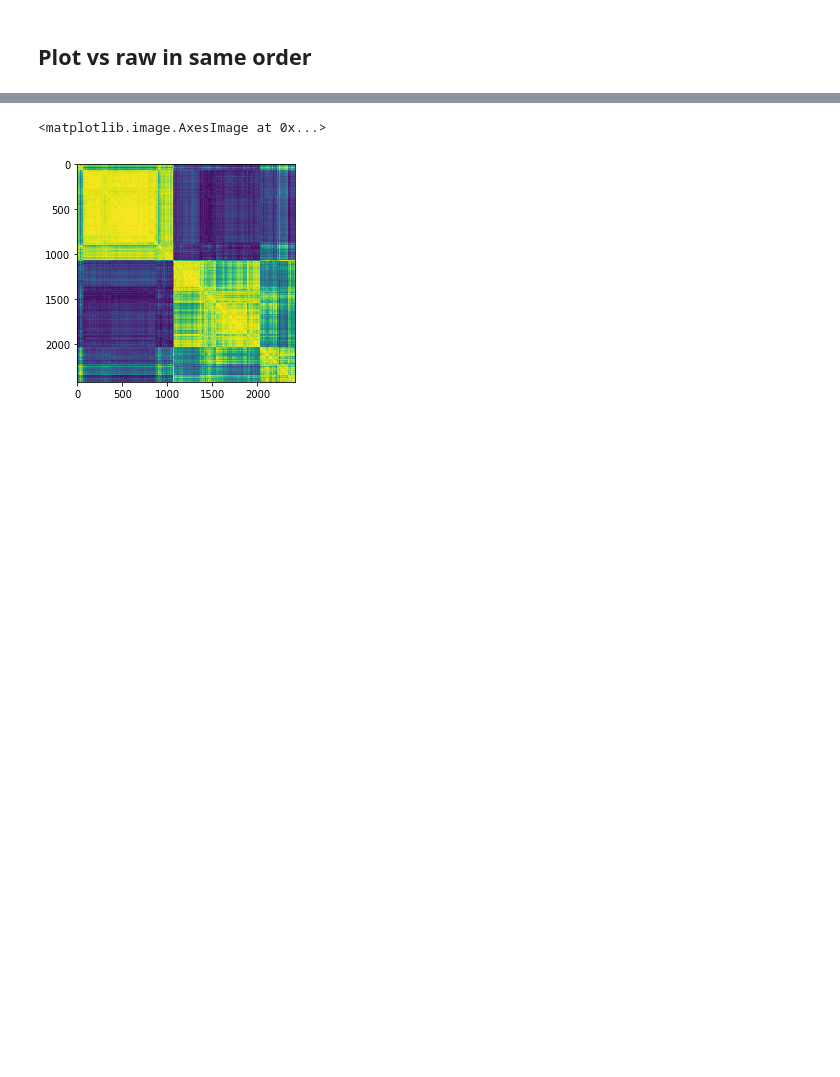
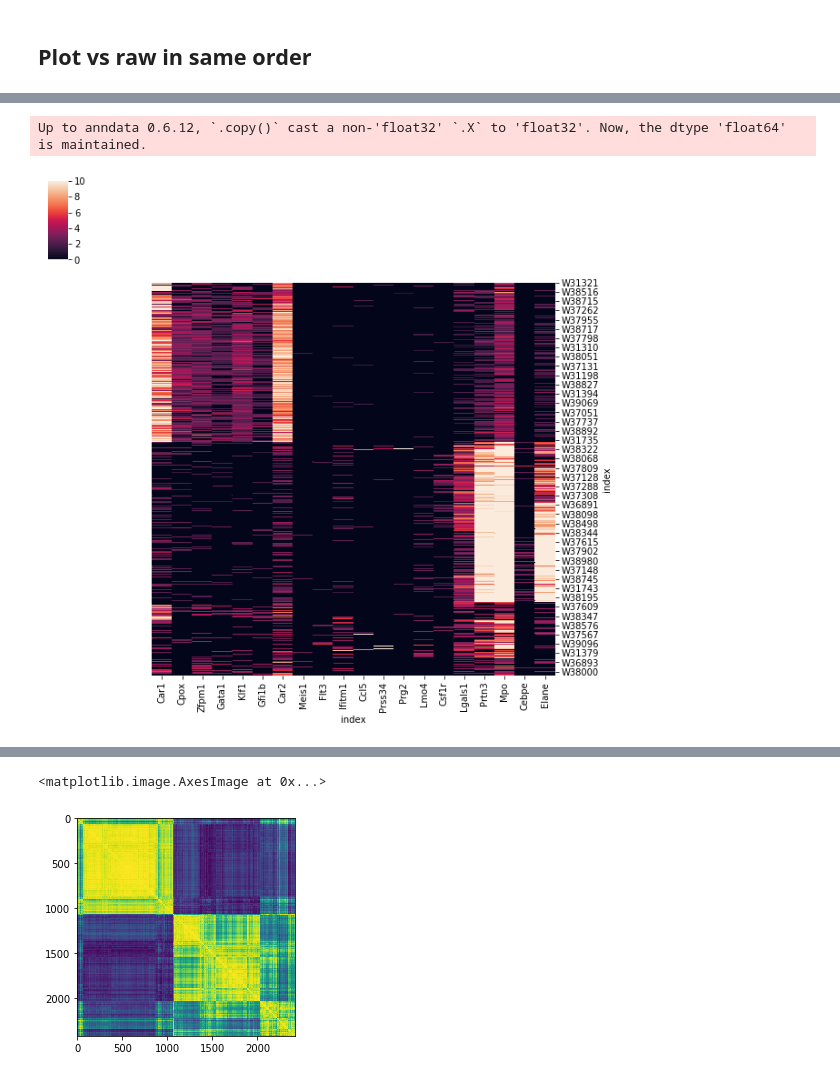
Before and after one commit to czbiohub-sf/molecular-cross-validation, a Jupyter notebook: src/noise2self_sc/PCA Demo.ipynb, the cells around one changed output, grey strips where cells are left out. Cells and saved outputs as stored; diff of their text form; code cells hidden in the pictures; blank space fills up the shorter version.

```diff
--- a/src/noise2self_sc/PCA Demo.ipynb
+++ b/src/noise2self_sc/PCA Demo.ipynb
@@ -64,0 +74,16 @@ Up to anndata 0.6.12, `.copy()` cast a non-'float32' `.X` to 'float32'. Now, the
+# %%
+paul = sc.read('/Users/josh/src/noise2self-single-cell/data/paul/paul.h5ad')
+paul.X = paul.X.astype(np.int)
+x1 = np.random.binomial(paul.X, 0.5)
+x2 = paul.X - x1
+paul1 = paul.copy()
+paul1.X = x1.astype(np.float)
+paul2 = paul.copy()
+paul2.X = x2.astype(np.float)
+
+sc.pp.normalize_per_cell(paul1, counts_per_cell_after=1e4)
+sc.pp.sqrt(paul1)
+
+sc.pp.normalize_per_cell(paul2, counts_per_cell_after=1e4)
+sc.pp.sqrt(paul2)
+#sc.pp.scale(paul)
@@ -64,0 +95,6 @@ Up to anndata 0.6.12, `.copy()` cast a non-'float32' `.X` to 'float32'. Now, the
+# %%
+paul_inset = denoised_inset = paul1[:,marker_genes][clustergrid.dendrogram_row.reordered_ind,:][:, clustergrid.dendrogram_col.reordered_ind]
+sc.pl.clustermap(paul_inset, use_raw = False, row_cluster = False, col_cluster = False, vmax = 10)
+# %% [output]
+Up to anndata 0.6.12, `.copy()` cast a non-'float32' `.X` to 'float32'. Now, the dtype 'float64' is maintained.
+[figure, added]
```
Also changed, not shown: parts of 18 cells of this notebook.
